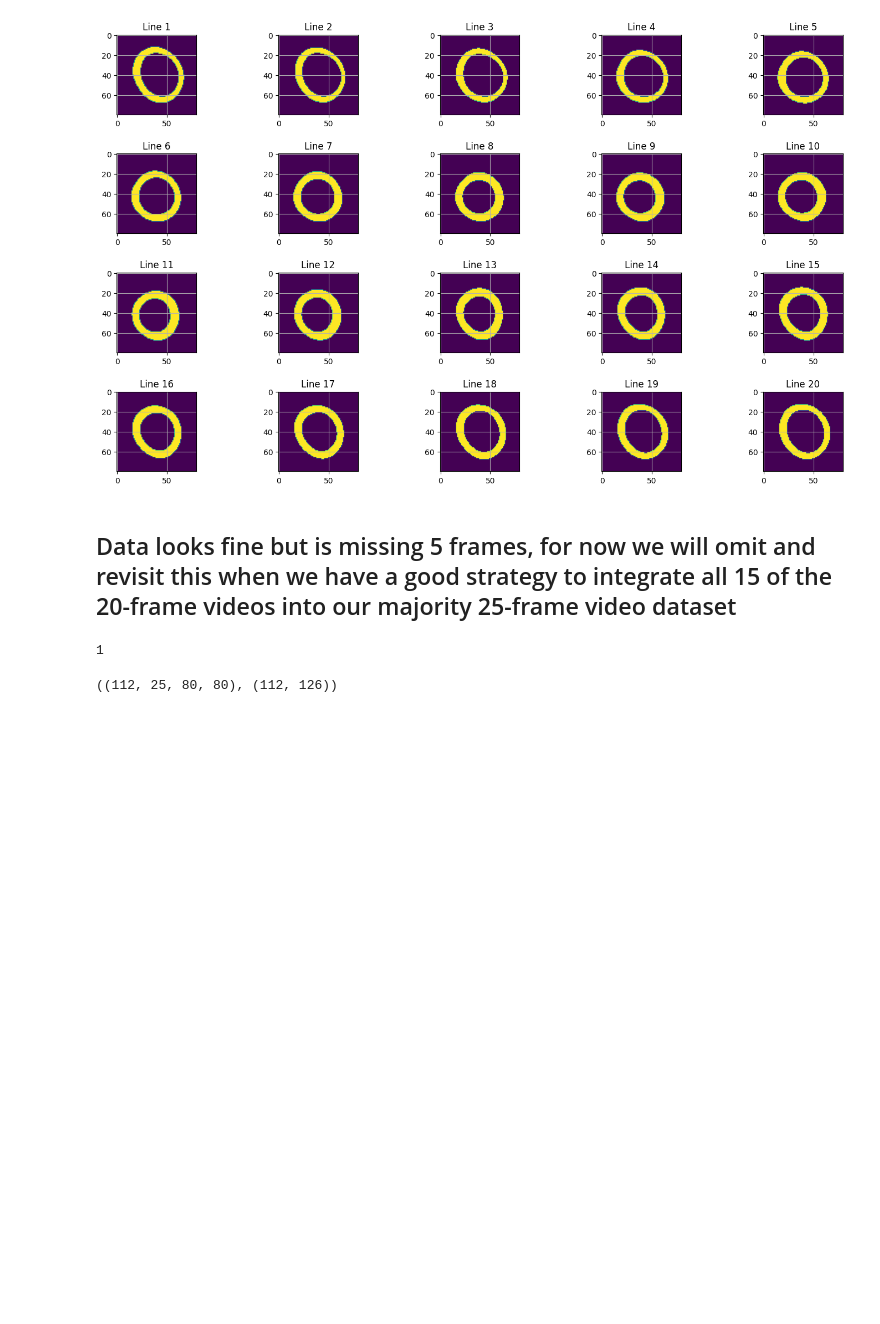
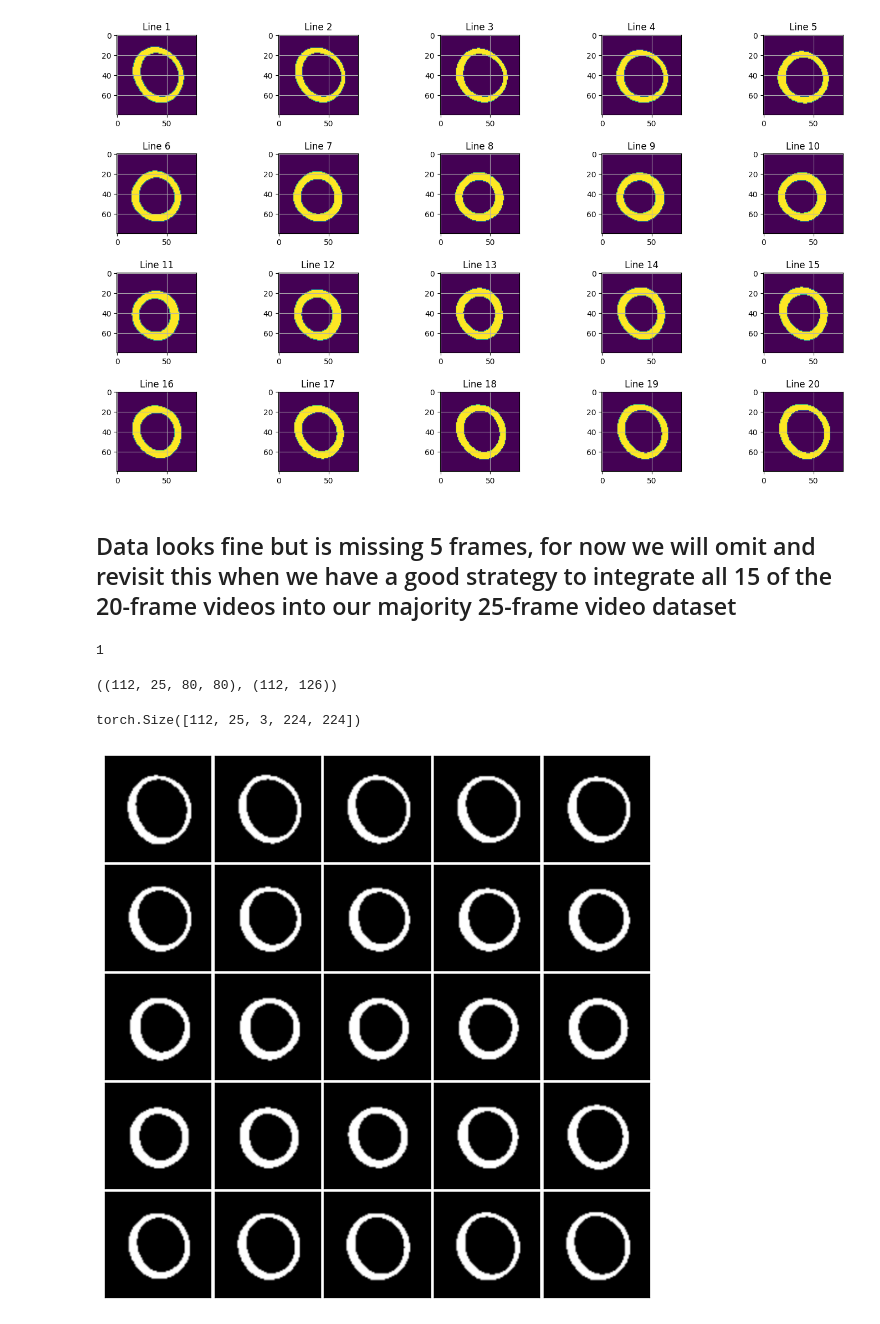
Before and after one commit to nanduruganesh/SwinTransformer, a Jupyter notebook: Ganesh_Experiments/preprocess.ipynb, the cells around one changed output. Cells and saved outputs as stored; diff of their text form; code cells hidden in the pictures; blank space fills up the shorter version.

```diff
--- a/Ganesh_Experiments/preprocess.ipynb
+++ b/Ganesh_Experiments/preprocess.ipynb
@@ -68,3 +72,47 @@ torch.save(Y_tensor, dirpath+'Y_tensor.pt')
 # %%
 Y_normal = (Y - np.min(Y)) / np.max(Y)
 torch.save(Y_tensor, dirpath+'Y_tensor_normal.pt')
+# %%
+import torch
+import torch.nn.functional as F
+
+# Example input tensor of shape (112, 25, 80, 80)
+videos = X_tensor.clone()
+
+# Step 1: Add channel dimension (single channel)
+videos = videos.unsqueeze(2)  # Shape becomes (112, 25, 1, 80, 80)
+
+# Step 2: Repeat the channel dimension to get 3 channels
+videos = videos.repeat(1, 1, 3, 1, 1)  # Shape becomes (112, 25, 3, 80, 80)
+
+# Step 3: Reshape for interpolation (merge batch and temporal dimensions)
+N, T, C, H, W = videos.shape  # (112, 25, 3, 80, 80)
+videos = videos.view(N * T, C, H, W)  # Shape becomes (112*25, 3, 80, 80)
+
+# Step 4: Resize the spatial dimensions to 224x224
+videos = F.interpolate(videos, size=(224, 224), mode='bilinear', align_corners=False)  # Shape: (112*25, 3, 224, 224)
+
+# Step 5: Reshape back to original format
+videos = videos.view(N, T, C, 224, 224)  # Shape becomes (112, 25, 3, 224, 224)
+
+# Final shape
+print(videos.shape)
+# %% [output]
+torch.Size([112, 25, 3, 224, 224])
+# %%
+# verify
+video_sample = videos[100]
+fig, axes = plt.subplots(5, 5, figsize=(8, 8))  # Adjust figsize as needed
+fig.subplots_adjust(wspace=0.03, hspace=0.03)  # Add padding between subplots
+
+# Plot each line in its respective subplot
+for i, ax in enumerate(axes.flat):
+    ax.imshow(video_sample[i].permute(1, 2, 0))
+    #ax.set_title(f'Line {i+1}')
+    ax.grid(False)
+    ax.set_xticks([])
+    ax.set_yticks([])
+
+plt.show()
+# %% [output]
+[figure, added]
```
Also changed, not shown: parts of 14 cells of this notebook, 2 other files.
